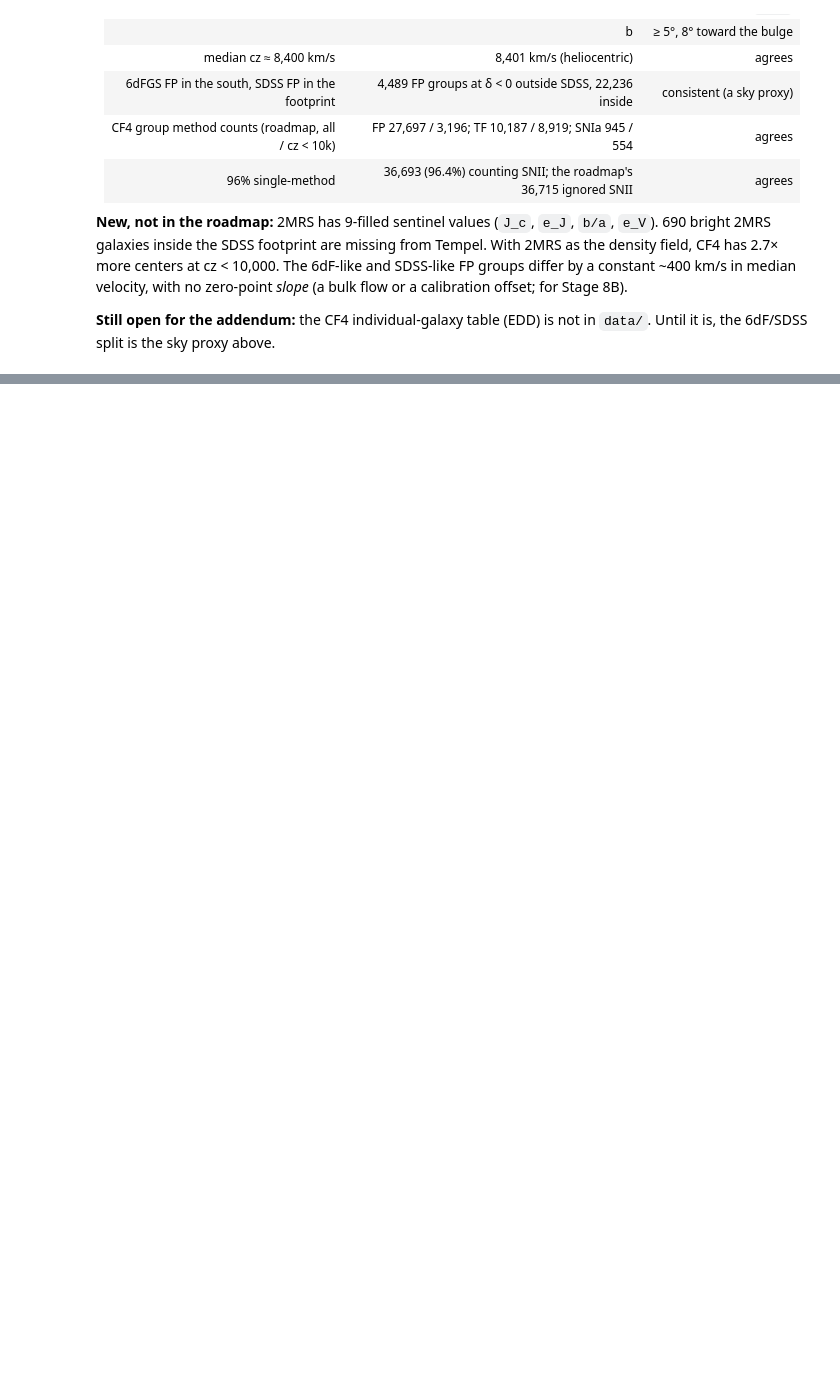
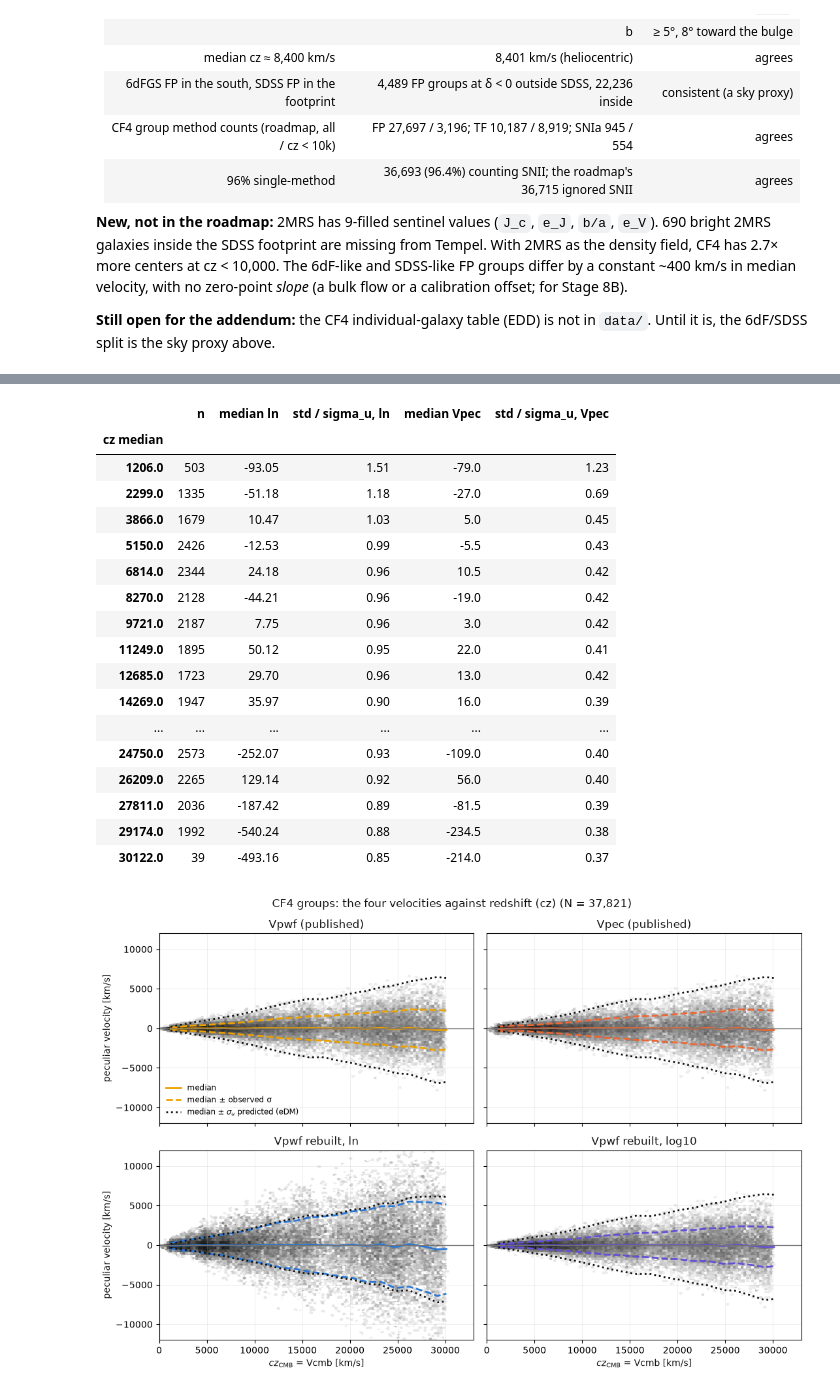
Before and after one commit to ofeke2000/Cross-correlating-Tempel-SDSS-groups-with-Cosmicflows-4-peculiar-velocities, a Jupyter notebook: notebooks/11_real_catalog_audit.ipynb, the cells around one changed output, grey strips where cells are left out. Drawn from its saved outputs; the diff is of its cells as text; code cells hidden in the pictures; blank space fills up the shorter version.

```diff
--- a/notebooks/11_real_catalog_audit.ipynb
+++ b/notebooks/11_real_catalog_audit.ipynb
@@ -867,0 +965,32 @@ is, the 6dF/SDSS split is the sky proxy above.
+# %%
+vtest_redshift = audit.velocity_test_binned(vtest, audit.VELOCITY_TEST_X_REDSHIFT, config)
+fig = audit.make_velocity_test_scatter_figure(vtest, vtest_redshift, audit.VELOCITY_TEST_X_REDSHIFT, config)
+ln_rows = vtest_redshift[vtest_redshift.velocity == audit.VELOCITY_VPWF_LN]
+vec_rows = vtest_redshift[vtest_redshift.velocity == audit.VELOCITY_VPEC_PUBLISHED]
+pd.DataFrame({
+    "n": ln_rows.n.values,
+    "median ln": ln_rows["median"].values,
+    "std / sigma_u, ln": (ln_rows["std"] / ln_rows.sigma_u_rms).values,
+    "median Vpec": vec_rows["median"].values,
+    "std / sigma_u, Vpec": (vec_rows["std"] / vec_rows.sigma_u_rms).values,
+}, index=pd.Index(ln_rows.x_median.values, name="cz median")).round(2)
+# %% [output]
+|  | n | median ln | std / sigma_u, ln | median Vpec | std / sigma_u, Vpec |
+| cz median |  |  |  |  |  |
+| 1206.0 | 503 | -93.05 | 1.51 | -79.0 | 1.23 |
+| 2299.0 | 1335 | -51.18 | 1.18 | -27.0 | 0.69 |
+| 3866.0 | 1679 | 10.47 | 1.03 | 5.0 | 0.45 |
+| 5150.0 | 2426 | -12.53 | 0.99 | -5.5 | 0.43 |
+| 6814.0 | 2344 | 24.18 | 0.96 | 10.5 | 0.42 |
+| 8270.0 | 2128 | -44.21 | 0.96 | -19.0 | 0.42 |
+| 9721.0 | 2187 | 7.75 | 0.96 | 3.0 | 0.42 |
+| 11249.0 | 1895 | 50.12 | 0.95 | 22.0 | 0.41 |
+| 12685.0 | 1723 | 29.70 | 0.96 | 13.0 | 0.42 |
+| 14269.0 | 1947 | 35.97 | 0.90 | 16.0 | 0.39 |
+| ... | ... | ... | ... | ... | ... |
+| 24750.0 | 2573 | -252.07 | 0.93 | -109.0 | 0.40 |
+| 26209.0 | 2265 | 129.14 | 0.92 | 56.0 | 0.40 |
+| 27811.0 | 2036 | -187.42 | 0.89 | -81.5 | 0.39 |
+| 29174.0 | 1992 | -540.24 | 0.88 | -234.5 | 0.38 |
+| 30122.0 | 39 | -493.16 | 0.85 | -214.0 | 0.37 |
+[figure, added]
```
Also changed, not shown: parts of 14 cells of this notebook, 10 other files.
